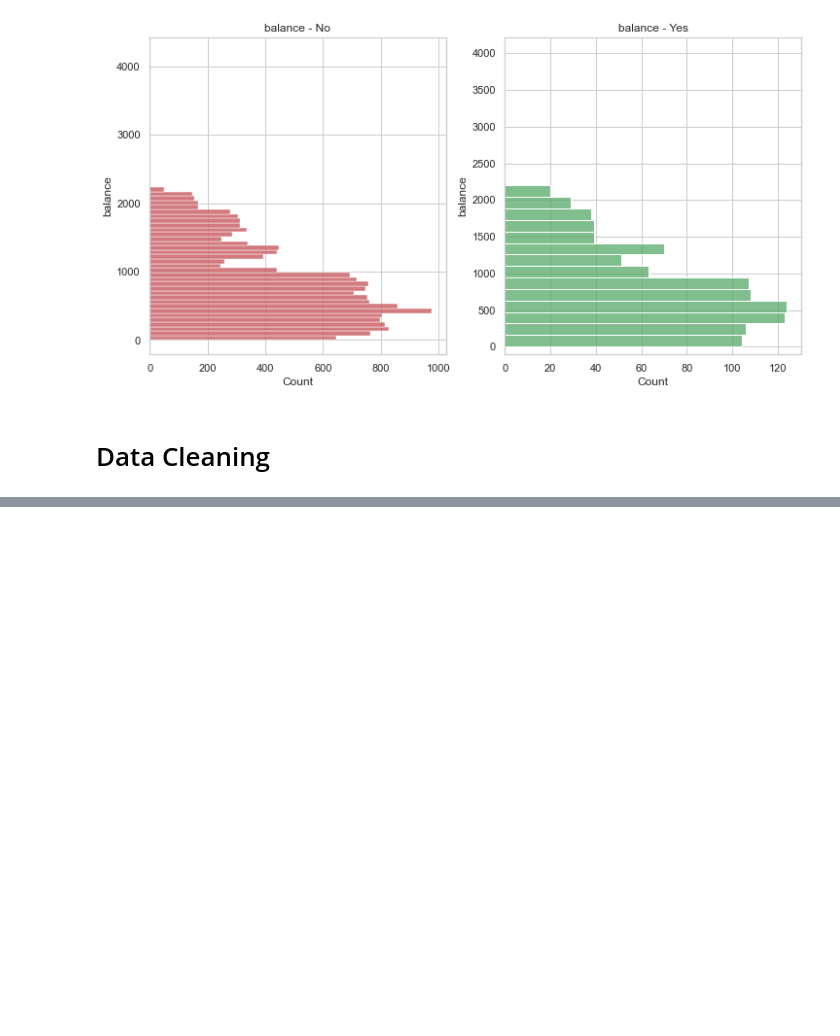
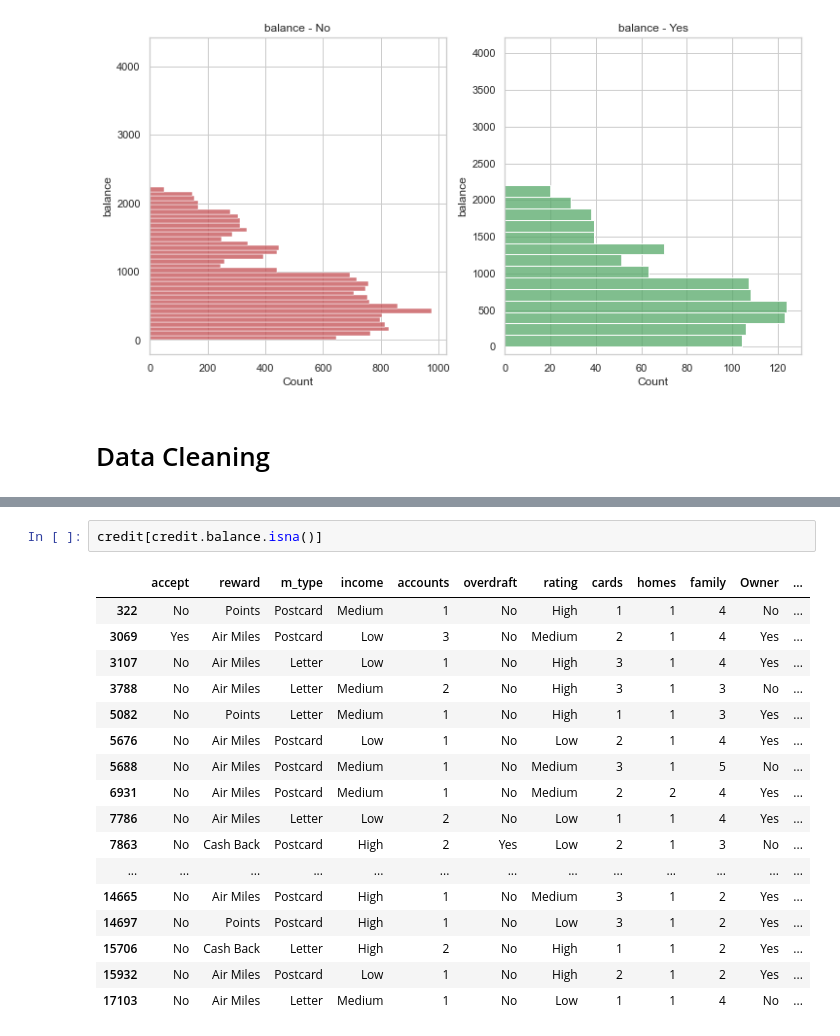
Before and after one commit to aldamepi/ironhack-mid_bootcamp_project, a Jupyter notebook: code/mid_bootcamp-amengual.ipynb, the cells around one changed output, grey strips where cells are left out. Cells and saved outputs as stored; diff of their text form; blank space fills up the shorter version.

```diff
--- a/code/mid_bootcamp-amengual.ipynb
+++ b/code/mid_bootcamp-amengual.ipynb
@@ -488,0 +545,20 @@ for f in conti.columns:
+# %%
+credit[credit.balance.isna()]
+# %% [output]
+|  | accept | reward | m_type | income | accounts | overdraft | rating | cards | homes | family | Owner | ... |
+| 322 | No | Points | Postcard | Medium | 1 | No | High | 1 | 1 | 4 | No | ... |
+| 3069 | Yes | Air Miles | Postcard | Low | 3 | No | Medium | 2 | 1 | 4 | Yes | ... |
+| 3107 | No | Air Miles | Letter | Low | 1 | No | High | 3 | 1 | 4 | Yes | ... |
+| 3788 | No | Air Miles | Letter | Medium | 2 | No | High | 3 | 1 | 3 | No | ... |
+| 5082 | No | Points | Letter | Medium | 1 | No | High | 1 | 1 | 3 | Yes | ... |
+| 5676 | No | Air Miles | Postcard | Low | 1 | No | Low | 2 | 1 | 4 | Yes | ... |
+| 5688 | No | Air Miles | Postcard | Medium | 1 | No | Medium | 3 | 1 | 5 | No | ... |
+| 6931 | No | Air Miles | Postcard | Medium | 1 | No | Medium | 2 | 2 | 4 | Yes | ... |
+| 7786 | No | Air Miles | Letter | Low | 2 | No | Low | 1 | 1 | 4 | Yes | ... |
+| 7863 | No | Cash Back | Postcard | High | 2 | Yes | Low | 2 | 1 | 3 | No | ... |
+| ... | ... | ... | ... | ... | ... | ... | ... | ... | ... | ... | ... | ... |
+| 14665 | No | Air Miles | Postcard | High | 1 | No | Medium | 3 | 1 | 2 | Yes | ... |
+| 14697 | No | Points | Postcard | High | 1 | No | Low | 3 | 1 | 2 | Yes | ... |
+| 15706 | No | Cash Back | Letter | High | 2 | No | High | 1 | 1 | 2 | Yes | ... |
+| 15932 | No | Air Miles | Postcard | Low | 1 | No | High | 2 | 1 | 2 | Yes | ... |
+| 17103 | No | Air Miles | Letter | Medium | 1 | No | Low | 1 | 1 | 4 | No | ... |
```
Also changed, not shown: parts of 83 cells of this notebook.
